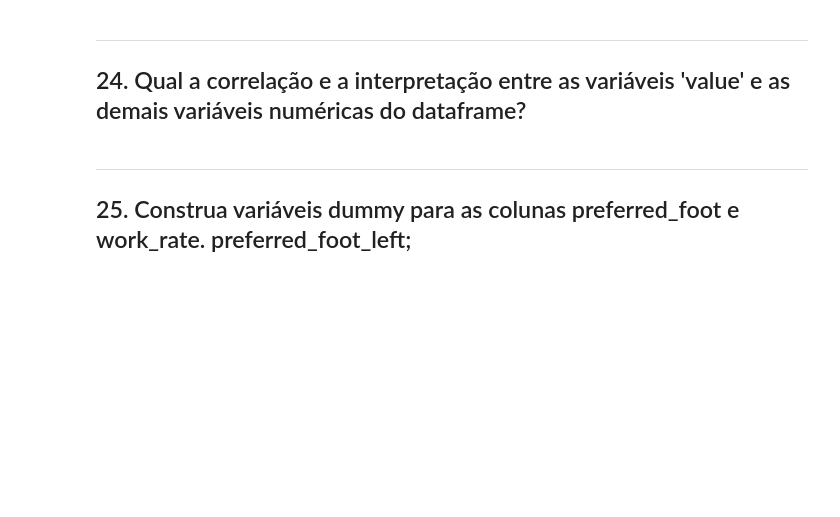
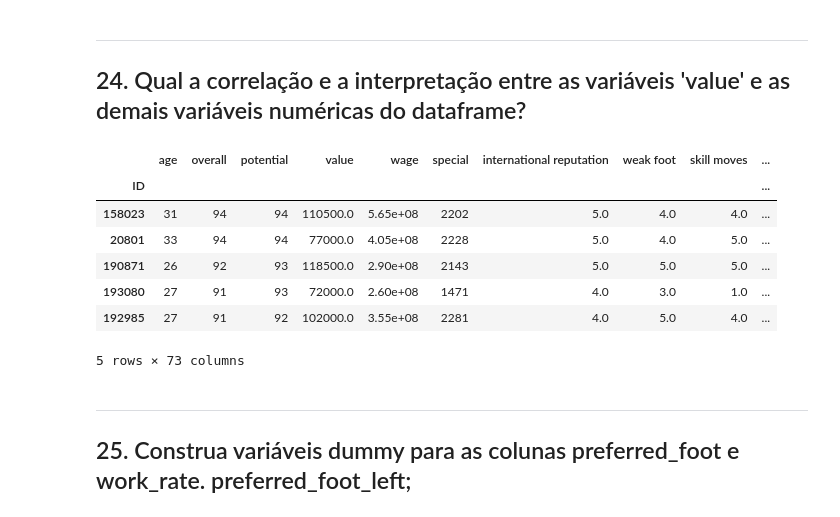
Before and after one commit to Sedinei/DSWP, a Jupyter notebook: NB_trabalhado/FIFA_NB10.ipynb, the cells around one changed output. Drawn from its saved outputs; the diff is of its cells as text; code cells hidden in the pictures; blank space fills up the shorter version.

```diff
--- a/NB_trabalhado/FIFA_NB10.ipynb
+++ b/NB_trabalhado/FIFA_NB10.ipynb
@@ -936,6 +1071,19 @@ ___
 # %% [markdown]
 ___
 ## 24. Qual a correlação e a interpretação entre as variáveis 'value' e as demais variáveis numéricas do dataframe?
+# %%
+# Construindo um dataframe apenas com variáveis numéricas
+df_fifa_num = df_fifa.select_dtypes(include=['float64', 'int64']).drop(columns='qtd')
+df_fifa_num.head()
+# %% [output]
+|  | age | overall | potential | value | wage | special | international reputation | weak foot | skill moves | ... |
+| ID |  |  |  |  |  |  |  |  |  | ... |
+| 158023 | 31 | 94 | 94 | 110500.0 | 5.65e+08 | 2202 | 5.0 | 4.0 | 4.0 | ... |
+| 20801 | 33 | 94 | 94 | 77000.0 | 4.05e+08 | 2228 | 5.0 | 4.0 | 5.0 | ... |
+| 190871 | 26 | 92 | 93 | 118500.0 | 2.90e+08 | 2143 | 5.0 | 5.0 | 5.0 | ... |
+| 193080 | 27 | 91 | 93 | 72000.0 | 2.60e+08 | 1471 | 4.0 | 3.0 | 1.0 | ... |
+| 192985 | 27 | 91 | 92 | 102000.0 | 3.55e+08 | 2281 | 4.0 | 5.0 | 4.0 | ... |
+5 rows × 73 columns
 # %% [markdown]
 ___
 ## 25. Construa variáveis dummy para as colunas preferred_foot e work_rate. preferred_foot_left;
```
Also changed, not shown: parts of 14 cells of this notebook.
